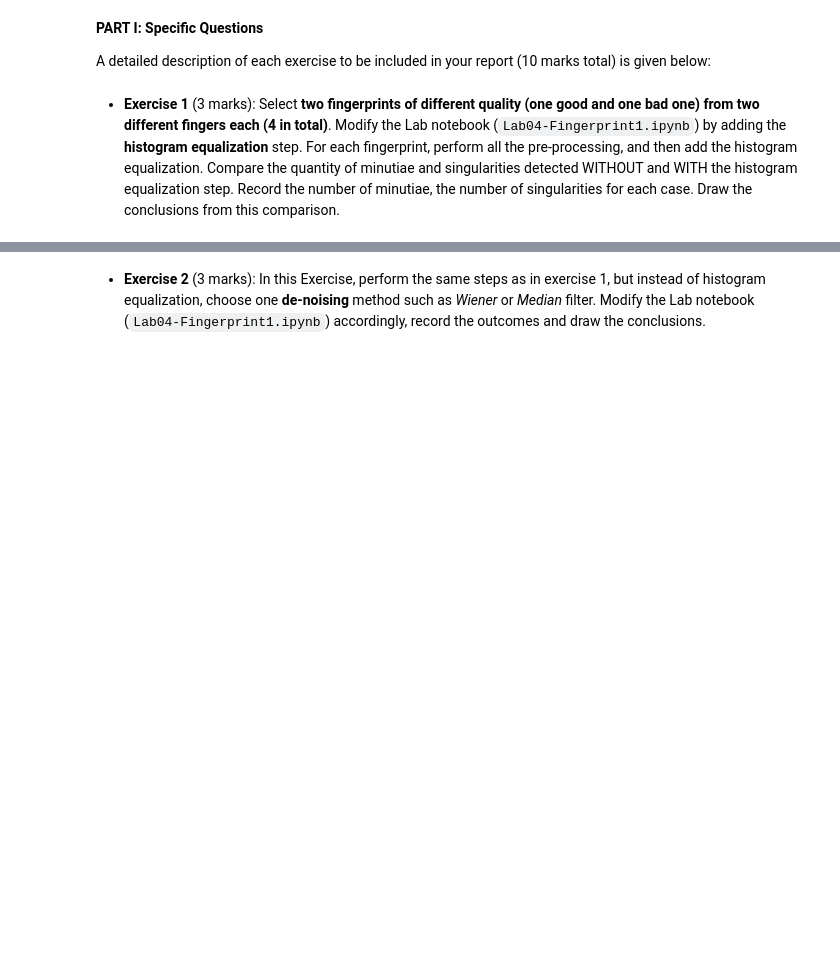
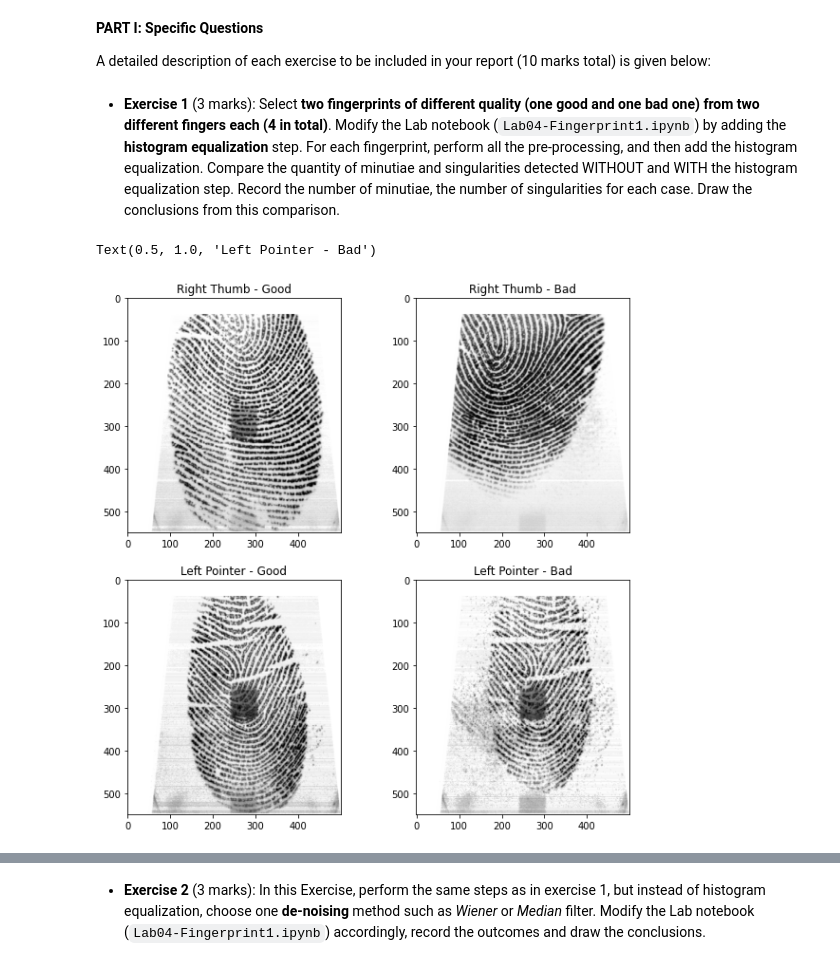
Before and after one commit to TheJade/ENCM509, a Jupyter notebook: Lab4and5/Lab04-Fingerprint1-2023W.ipynb, the cells around one changed output, grey strips where cells are left out. Saved outputs shown, nothing was run; the diff lists cells and outputs as text; code cells hidden in the pictures; blank space fills up the shorter version.

Commit message:
Add example data and started Part I

```diff
--- a/Lab4and5/Lab04-Fingerprint1-2023W.ipynb
+++ b/Lab4and5/Lab04-Fingerprint1-2023W.ipynb
@@ -387,3 +396,30 @@ Score using Gabor features: 13.0024
 A detailed description of each exercise to be included in your report (10 marks total) is given below:
 # %% [markdown]
 - **Exercise 1** (3 marks): Select **two fingerprints of different quality (one good and one bad one) from two different fingers each (4 in total)**. Modify the Lab notebook (`Lab04-Fingerprint1.ipynb`) by adding the **histogram equalization** step. For each fingerprint, perform all the pre-processing, and then add the histogram equalization. Compare the quantity of minutiae and singularities detected WITHOUT and WITH  the histogram equalization step. Record the number of minutiae, the number of singularities for each case. Draw the conclusions from this comparison.
+# %%
+# Pick good and bad quality fingerprints and display images
+
+path = os.getcwd() + '/Data/'
+r_good = img_as_ubyte(imread(path + 'Jess/8.bmp', as_gray=True))
+r_bad = img_as_ubyte(imread(path + 'Jess/4.bmp', as_gray=True))
+
+l_good = img_as_ubyte(imread(path + 'JessLeft/7.bmp', as_gray=True))
+l_bad = img_as_ubyte(imread(path + 'JessLeft/1.bmp', as_gray=True))
+
+plt.figure(figsize=(10, 10))
+plt.subplot(221)
+plt.imshow(r_good);
+plt.title("Right Thumb - Good")
+plt.subplot(222)
+plt.imshow(r_bad);
+plt.title("Right Thumb - Bad")
+
+plt.subplot(223)
+plt.imshow(l_good);
+plt.title("Left Pointer - Good")
+plt.subplot(224)
+plt.imshow(l_bad);
+plt.title("Left Pointer - Bad")
+# %% [output]
+Text(0.5, 1.0, 'Left Pointer - Bad')
+[figure, added]
```
Also changed, not shown: parts of 19 cells of this notebook, 41 other files.
